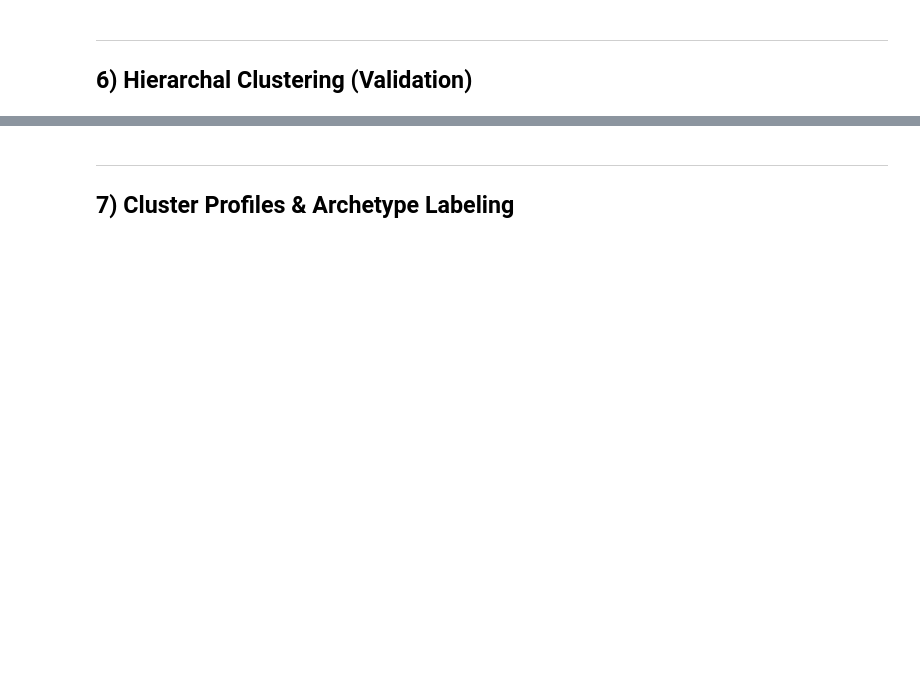
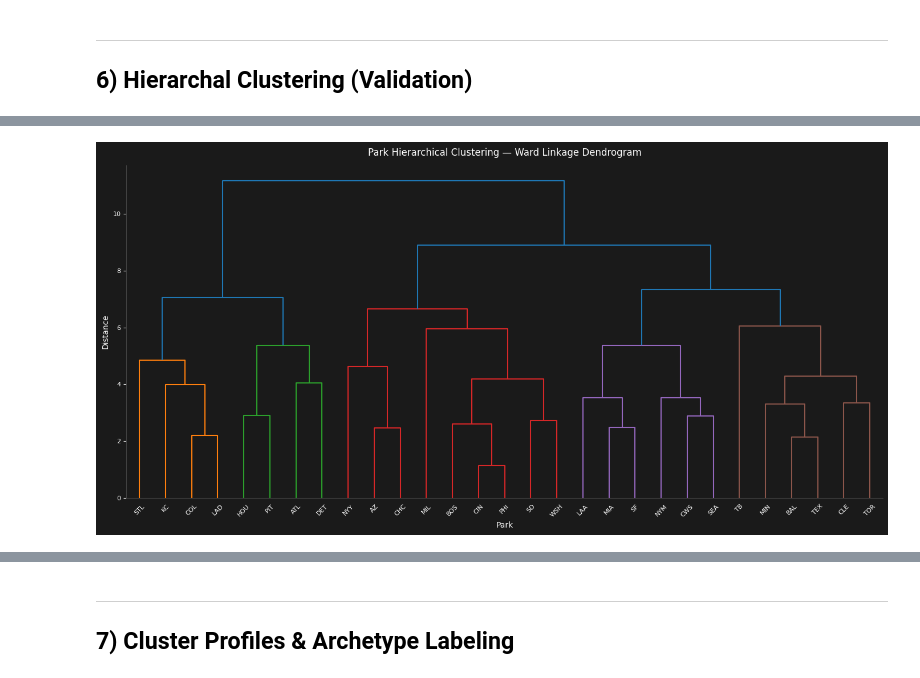
Before and after one commit to brycemgelarden/MLB_Ballpark_Factor_Analysis, a Jupyter notebook: notebooks/07_park_clustering.ipynb, the cells around one changed output, grey strips where cells are left out. Cells and saved outputs as stored; diff of their text form; code cells hidden in the pictures; blank space fills up the shorter version.

```diff
--- a/notebooks/07_park_clustering.ipynb
+++ b/notebooks/07_park_clustering.ipynb
@@ -34,3 +536,18 @@ ___
 # %% [markdown]
 ___
 ## 6) Hierarchal Clustering (Validation)
+# %%
+from scipy.cluster.hierarchy import dendrogram, linkage
+from sklearn.cluster import AgglomerativeClustering
+
+# fit hierarchical clustering with same K for direct comparison to k-means
+hierarchical = AgglomerativeClustering(n_clusters=OPTIMAL_K, linkage="ward")
+hier_labels = hierarchical.fit_predict(park_features_scaled.drop("cluster", axis=1))
+
+# assign to dataframe
+park_features["hier_cluster"] = hier_labels
+
+print("Hierarchical Cluster Assignments (Ward Linkage, K=5)\n")
+for cluster in sorted(set(hier_labels)):
+    parks = park_features[park_features["hier_cluster"] == cluster].index.tolist()
+    print(f"Cluster {cluster}: {parks}")
@@ -36,0 +596,32 @@ ___
+# %%
+# dendrogram shows the full hierarchical merge structure
+linked = linkage(
+    park_features_scaled.drop(["cluster"], axis=1),
+    method="ward"
+)
+
+fig, ax = plt.subplots(figsize=(14, 7))
+
+dendrogram(
+    linked,
+    labels=park_features.index.tolist(),
+    orientation="top",
+    color_threshold=linked[-OPTIMAL_K+1, 2],
+    ax=ax,
+    leaf_font_size=9,
+)
+
+ax.set_title("Park Hierarchical Clustering — Ward Linkage Dendrogram",
+             color="white", fontsize=12, pad=12)
+ax.set_xlabel("Park", color="white")
+ax.set_ylabel("Distance", color="white")
+ax.tick_params(colors="white", labelsize=8)
+ax.set_facecolor("#1a1a1a")
+fig.patch.set_facecolor("#1a1a1a")
+ax.spines[["top", "right"]].set_visible(False)
+ax.spines[["bottom", "left"]].set_color("#444444")
+
+plt.tight_layout()
+plt.show()
+# %% [output]
+[figure, added]
```
Also changed, not shown: parts of 30 cells of this notebook.
